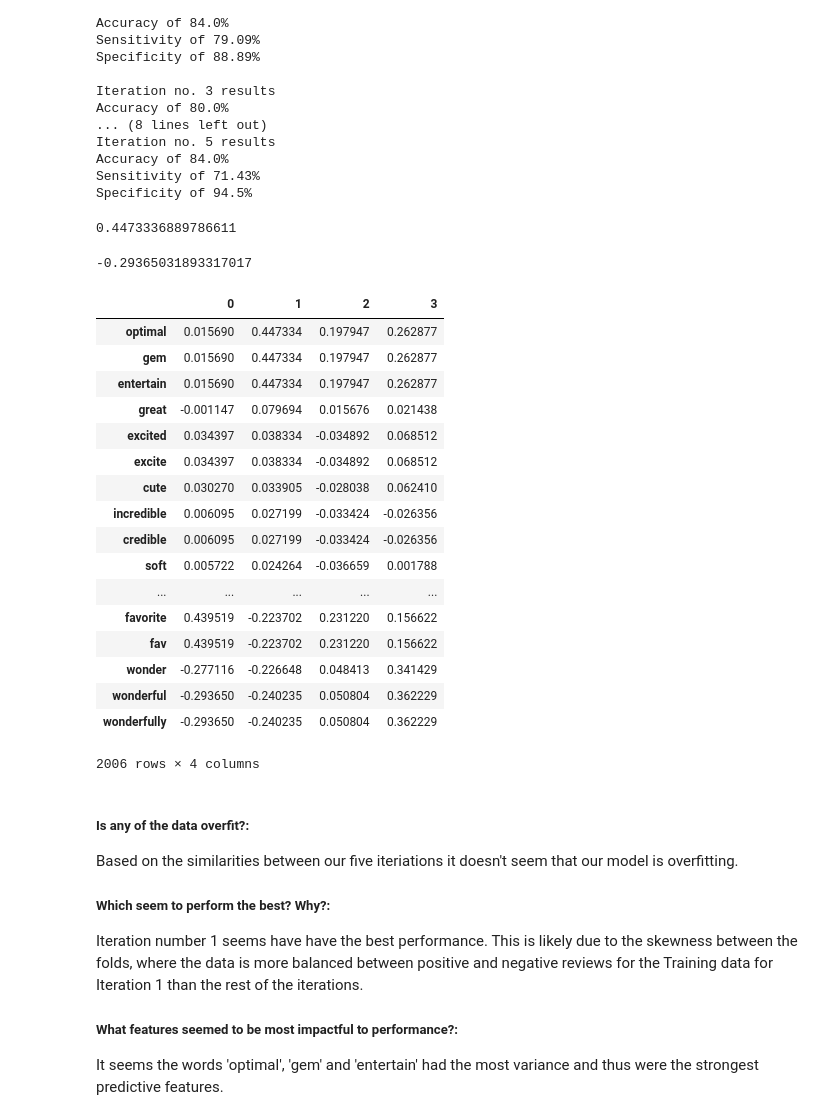
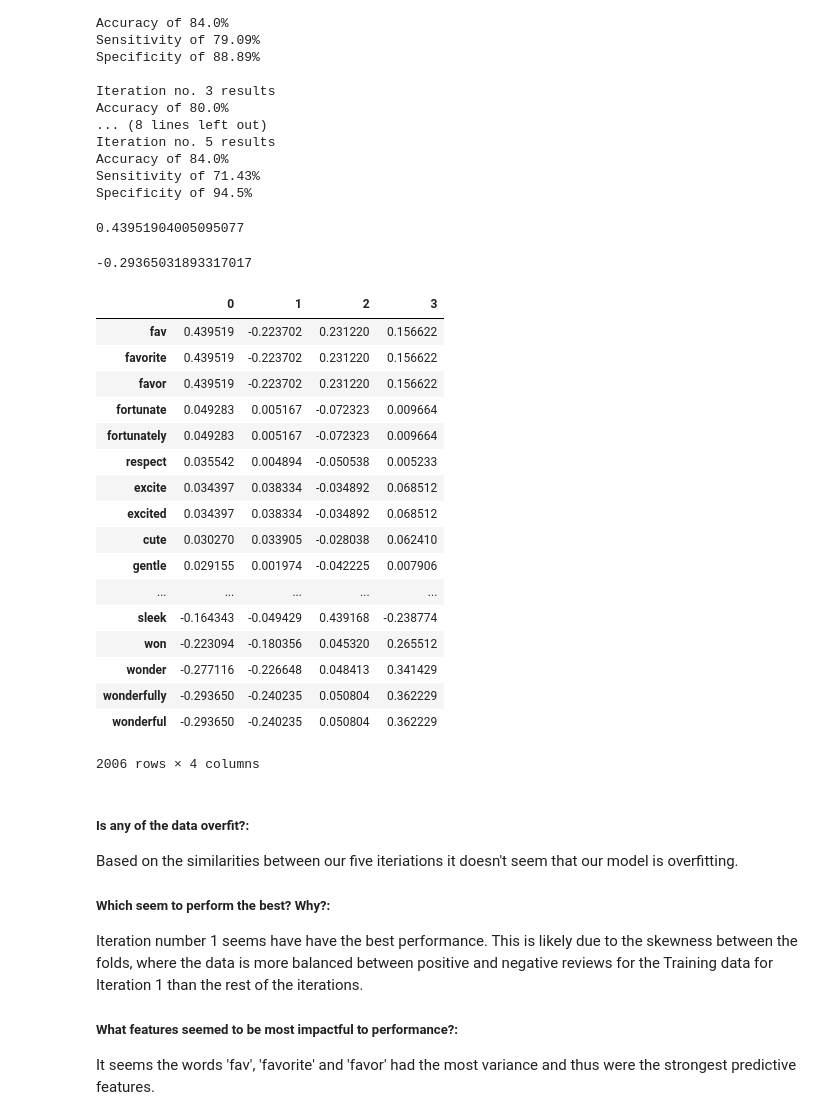
Before and after one commit to gurkpet/Thinkful-Lessons, a Jupyter notebook: Thinkful 2.2.7-Naive Bayes/Naive+Bayes+Lesson-p2+-+via+sklearn.ipynb, the cells around one changed output. Saved outputs shown, nothing was run; the diff lists cells and outputs as text; code cells hidden in the pictures.

```diff
--- a/Thinkful 2.2.7-Naive Bayes/Naive+Bayes+Lesson-p2+-+via+sklearn.ipynb
+++ b/Thinkful 2.2.7-Naive Bayes/Naive+Bayes+Lesson-p2+-+via+sklearn.ipynb
@@ -154,33 +154,33 @@ for x in range(num_pc):
 # %%
 value_of_feature = pd.DataFrame(coef, columns=[pc_list], index=data_amzn.columns)
 
-value_of_feature.values.max()
+value_of_feature[0].values.max()
 # %% [output]
-0.4473336889786611
+0.43951904005095077
 # %%
 value_of_feature.values.min()
 # %% [output]
 -0.29365031893317017
 # %%
-value_of_feature.sort([1], ascending = False)
+value_of_feature.sort([0], ascending = False)
 # %% [output]
 |  | 0 | 1 | 2 | 3 |
-| optimal | 0.015690 | 0.447334 | 0.197947 | 0.262877 |
-| gem | 0.015690 | 0.447334 | 0.197947 | 0.262877 |
-| entertain | 0.015690 | 0.447334 | 0.197947 | 0.262877 |
-| great | -0.001147 | 0.079694 | 0.015676 | 0.021438 |
+| fav | 0.439519 | -0.223702 | 0.231220 | 0.156622 |
+| favorite | 0.439519 | -0.223702 | 0.231220 | 0.156622 |
+| favor | 0.439519 | -0.223702 | 0.231220 | 0.156622 |
+| fortunate | 0.049283 | 0.005167 | -0.072323 | 0.009664 |
+| fortunately | 0.049283 | 0.005167 | -0.072323 | 0.009664 |
+| respect | 0.035542 | 0.004894 | -0.050538 | 0.005233 |
+| excite | 0.034397 | 0.038334 | -0.034892 | 0.068512 |
 | excited | 0.034397 | 0.038334 | -0.034892 | 0.068512 |
-| excite | 0.034397 | 0.038334 | -0.034892 | 0.068512 |
 | cute | 0.030270 | 0.033905 | -0.028038 | 0.062410 |
-| incredible | 0.006095 | 0.027199 | -0.033424 | -0.026356 |
-| credible | 0.006095 | 0.027199 | -0.033424 | -0.026356 |
-| soft | 0.005722 | 0.024264 | -0.036659 | 0.001788 |
+| gentle | 0.029155 | 0.001974 | -0.042225 | 0.007906 |
 | ... | ... | ... | ... | ... |
-| favorite | 0.439519 | -0.223702 | 0.231220 | 0.156622 |
-| fav | 0.439519 | -0.223702 | 0.231220 | 0.156622 |
+| sleek | -0.164343 | -0.049429 | 0.439168 | -0.238774 |
+| won | -0.223094 | -0.180356 | 0.045320 | 0.265512 |
 | wonder | -0.277116 | -0.226648 | 0.048413 | 0.341429 |
+| wonderfully | -0.293650 | -0.240235 | 0.050804 | 0.362229 |
 | wonderful | -0.293650 | -0.240235 | 0.050804 | 0.362229 |
-| wonderfully | -0.293650 | -0.240235 | 0.050804 | 0.362229 |
 2006 rows × 4 columns
 # %% [markdown]
 <h5>Is any of the data overfit?:</h5>
@@ -190,4 +190,4 @@ value_of_feature.sort([1], ascending = False)
     Iteration number 1 seems have have the best performance.  This is likely due to the skewness between the folds, where the data is more balanced between positive and negative reviews for the Training data for Iteration 1 than the rest of the iterations.
 
 <h5>What features seemed to be most impactful to performance?:</h5>
-    It seems the words 'optimal', 'gem' and 'entertain' had the most variance and thus were the strongest predictive features.
+    It seems the words 'fav', 'favorite' and 'favor' had the most variance and thus were the strongest predictive features.
```
Also changed, not shown: parts of 2 cells of this notebook, 1 other file.
